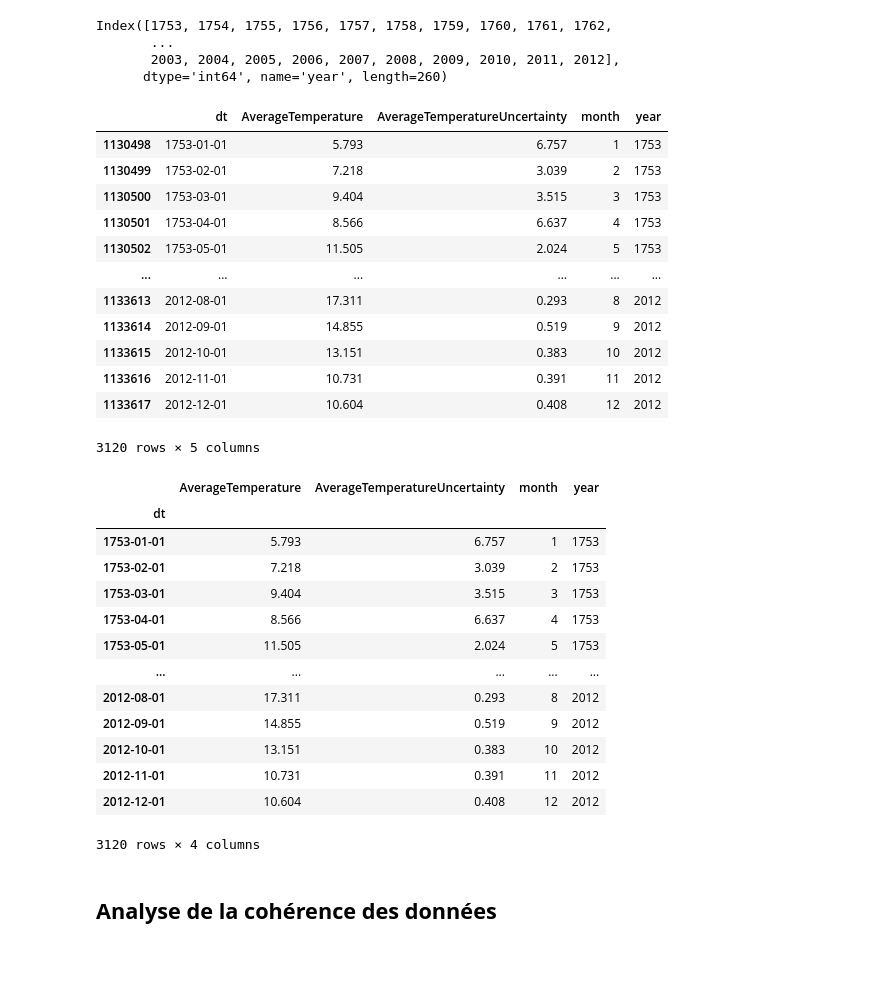
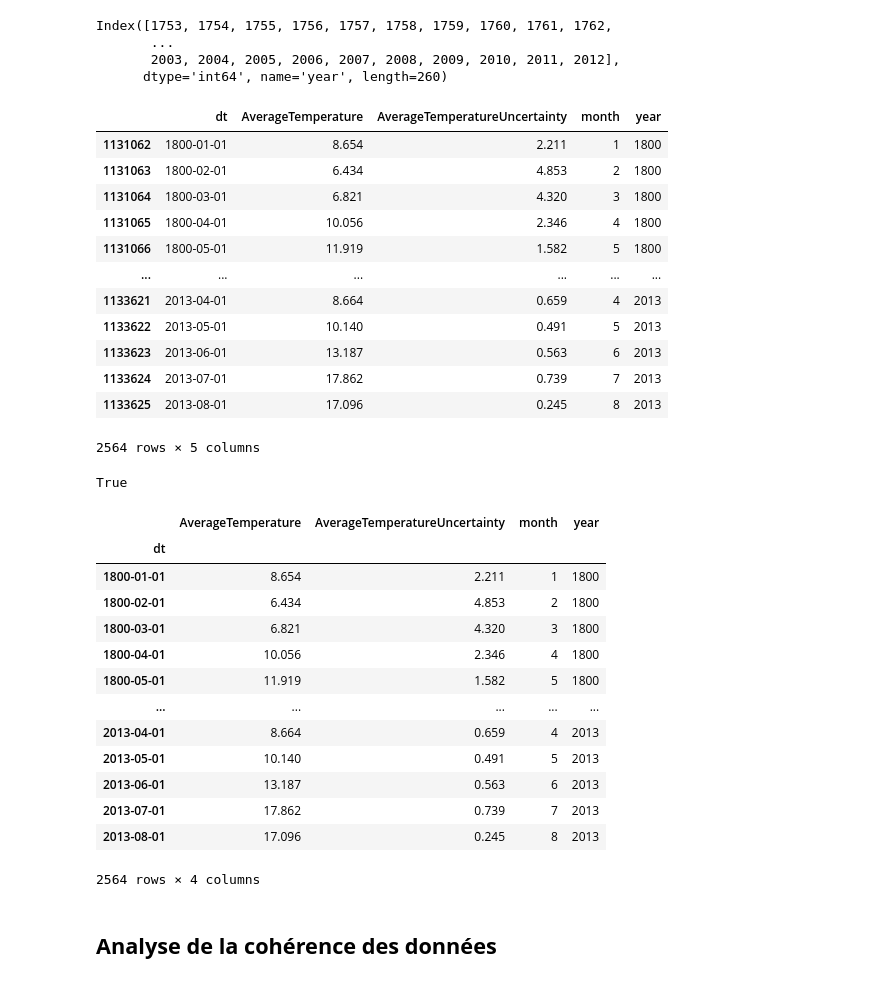
Before and after one commit to Franck-LF/time_series, a Jupyter notebook: Brief.ipynb, the cells around one changed output. Cells and saved outputs as stored; diff of their text form; code cells hidden in the pictures.

```diff
--- a/Brief.ipynb
+++ b/Brief.ipynb
@@ -62,6 +66,7 @@ df_data.head()
 | 4 | 1744-03-01 | NaN | NaN | Århus | Denmark | 57.05N | 10.33E |
 # %%
 df_france = df_data[df_data['Country'] == 'France'][df_data.columns[:4]]
-df_brest = df_data[(df_data['City'] == 'Brest') & (df_data['Country'] == 'France')][df_data.columns[:3]]
-df_brest.head()
+df_brest = df_france[df_france['City'] == 'Brest'][df_france.columns[:3]]
+print(df_brest.shape)
+df_brest
 # %% [output]
@@ -208,41 +191,46 @@ Index([1753, 1754, 1755, 1756, 1757, 1758, 1759, 1760, 1761, 1762,
 # %%
 # We only keep the data where we have 12 months of temperatures
 # from 1753 until 2012 (we could keep only after 1800)
 
-df_ok = df_brest_dt[df_brest_dt['year'].isin(indexes_years)]
+# df_ok = df_brest_dt[df_brest_dt['year'].isin(indexes_years)]
+df_ok = df_brest_dt[df_brest_dt['year'] >= 1800]
 df_ok
 # %% [output]
 |  | dt | AverageTemperature | AverageTemperatureUncertainty | month | year |
-| 1130498 | 1753-01-01 | 5.793 | 6.757 | 1 | 1753 |
-| 1130499 | 1753-02-01 | 7.218 | 3.039 | 2 | 1753 |
-| 1130500 | 1753-03-01 | 9.404 | 3.515 | 3 | 1753 |
-| 1130501 | 1753-04-01 | 8.566 | 6.637 | 4 | 1753 |
-| 1130502 | 1753-05-01 | 11.505 | 2.024 | 5 | 1753 |
+| 1131062 | 1800-01-01 | 8.654 | 2.211 | 1 | 1800 |
+| 1131063 | 1800-02-01 | 6.434 | 4.853 | 2 | 1800 |
+| 1131064 | 1800-03-01 | 6.821 | 4.320 | 3 | 1800 |
+| 1131065 | 1800-04-01 | 10.056 | 2.346 | 4 | 1800 |
+| 1131066 | 1800-05-01 | 11.919 | 1.582 | 5 | 1800 |
 | ... | ... | ... | ... | ... | ... |
-| 1133613 | 2012-08-01 | 17.311 | 0.293 | 8 | 2012 |
-| 1133614 | 2012-09-01 | 14.855 | 0.519 | 9 | 2012 |
-| 1133615 | 2012-10-01 | 13.151 | 0.383 | 10 | 2012 |
-| 1133616 | 2012-11-01 | 10.731 | 0.391 | 11 | 2012 |
-| 1133617 | 2012-12-01 | 10.604 | 0.408 | 12 | 2012 |
+| 1133621 | 2013-04-01 | 8.664 | 0.659 | 4 | 2013 |
+| 1133622 | 2013-05-01 | 10.140 | 0.491 | 5 | 2013 |
+| 1133623 | 2013-06-01 | 13.187 | 0.563 | 6 | 2013 |
+| 1133624 | 2013-07-01 | 17.862 | 0.739 | 7 | 2013 |
+| 1133625 | 2013-08-01 | 17.096 | 0.245 | 8 | 2013 |
-3120 rows × 5 columns
+2564 rows × 5 columns
+# %%
+12*213 + 8 == 2564
+# %% [output]
+True
 # %%
 df_ok = df_ok.set_index('dt')
 df_ok
 # %% [output]
 |  | AverageTemperature | AverageTemperatureUncertainty | month | year |
 | dt |  |  |  |  |
-| 1753-01-01 | 5.793 | 6.757 | 1 | 1753 |
-| 1753-02-01 | 7.218 | 3.039 | 2 | 1753 |
-| 1753-03-01 | 9.404 | 3.515 | 3 | 1753 |
-| 1753-04-01 | 8.566 | 6.637 | 4 | 1753 |
-| 1753-05-01 | 11.505 | 2.024 | 5 | 1753 |
+| 1800-01-01 | 8.654 | 2.211 | 1 | 1800 |
+| 1800-02-01 | 6.434 | 4.853 | 2 | 1800 |
+| 1800-03-01 | 6.821 | 4.320 | 3 | 1800 |
+| 1800-04-01 | 10.056 | 2.346 | 4 | 1800 |
+| 1800-05-01 | 11.919 | 1.582 | 5 | 1800 |
 | ... | ... | ... | ... | ... |
-| 2012-08-01 | 17.311 | 0.293 | 8 | 2012 |
-| 2012-09-01 | 14.855 | 0.519 | 9 | 2012 |
-| 2012-10-01 | 13.151 | 0.383 | 10 | 2012 |
-| 2012-11-01 | 10.731 | 0.391 | 11 | 2012 |
-| 2012-12-01 | 10.604 | 0.408 | 12 | 2012 |
+| 2013-04-01 | 8.664 | 0.659 | 4 | 2013 |
+| 2013-05-01 | 10.140 | 0.491 | 5 | 2013 |
+| 2013-06-01 | 13.187 | 0.563 | 6 | 2013 |
+| 2013-07-01 | 17.862 | 0.739 | 7 | 2013 |
+| 2013-08-01 | 17.096 | 0.245 | 8 | 2013 |
-3120 rows × 4 columns
+2564 rows × 4 columns
 # %% [markdown]
 ## **Analyse de la cohérence des données**
 # %%
```
Also changed, not shown: parts of 51 cells of this notebook.
